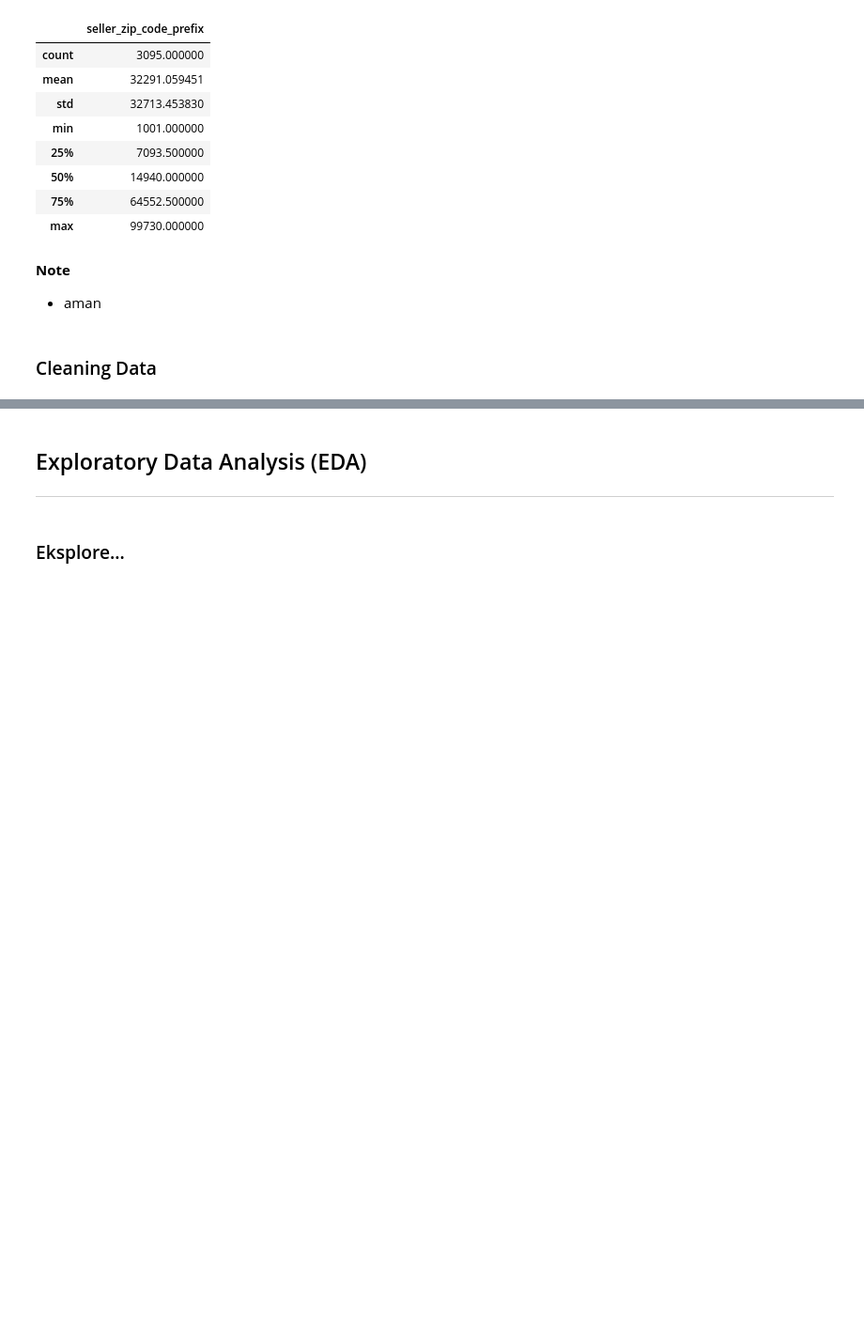
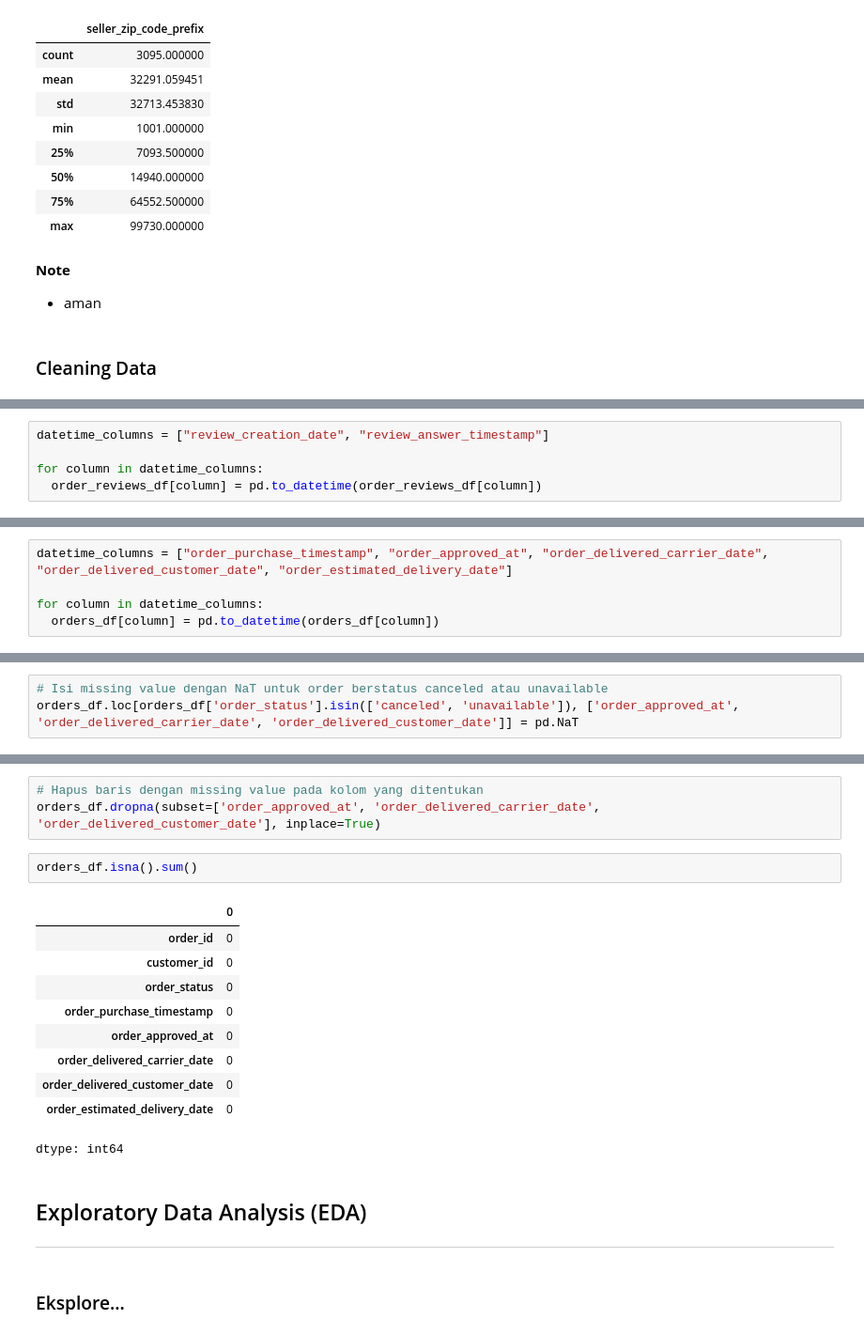
Before and after one commit to ralik45/E-Commerce-Analysis, a Jupyter notebook: Submission.ipynb, the cells around one changed output, grey strips where cells are left out. Shown: that part at 94% size. Cells and saved outputs as stored; diff of their text form; blank space fills up the shorter version.

```diff
--- a/Submission.ipynb
+++ b/Submission.ipynb
@@ -789,0 +858,5 @@ Jumlah duplikasi:  0
+# %%
+datetime_columns = ["review_creation_date", "review_answer_timestamp"]
+
+for column in datetime_columns:
+  order_reviews_df[column] = pd.to_datetime(order_reviews_df[column])
@@ -789,0 +891,5 @@ Jumlah duplikasi:  0
+# %%
+datetime_columns = ["order_purchase_timestamp", "order_approved_at", "order_delivered_carrier_date", "order_delivered_customer_date", "order_estimated_delivery_date"]
+
+for column in datetime_columns:
+  orders_df[column] = pd.to_datetime(orders_df[column])
@@ -789,0 +916,3 @@ Jumlah duplikasi:  0
+# %%
+# Isi missing value dengan NaT untuk order berstatus canceled atau unavailable
+orders_df.loc[orders_df['order_status'].isin(['canceled', 'unavailable']), ['order_approved_at', 'order_delivered_carrier_date', 'order_delivered_customer_date']] = pd.NaT
@@ -790,3 +927,19 @@ Jumlah duplikasi:  0
+# %%
+# Hapus baris dengan missing value pada kolom yang ditentukan
+orders_df.dropna(subset=['order_approved_at', 'order_delivered_carrier_date', 'order_delivered_customer_date'], inplace=True)
+# %%
+orders_df.isna().sum()
+# %% [output]
+|  | 0 |
+| order_id | 0 |
+| customer_id | 0 |
+| order_status | 0 |
+| order_purchase_timestamp | 0 |
+| order_approved_at | 0 |
+| order_delivered_carrier_date | 0 |
+| order_delivered_customer_date | 0 |
+| order_estimated_delivery_date | 0 |
+dtype: int64
 # %% [markdown]
 ## Exploratory Data Analysis (EDA)
 _____
```
Also changed, not shown: parts of 30 cells of this notebook.
